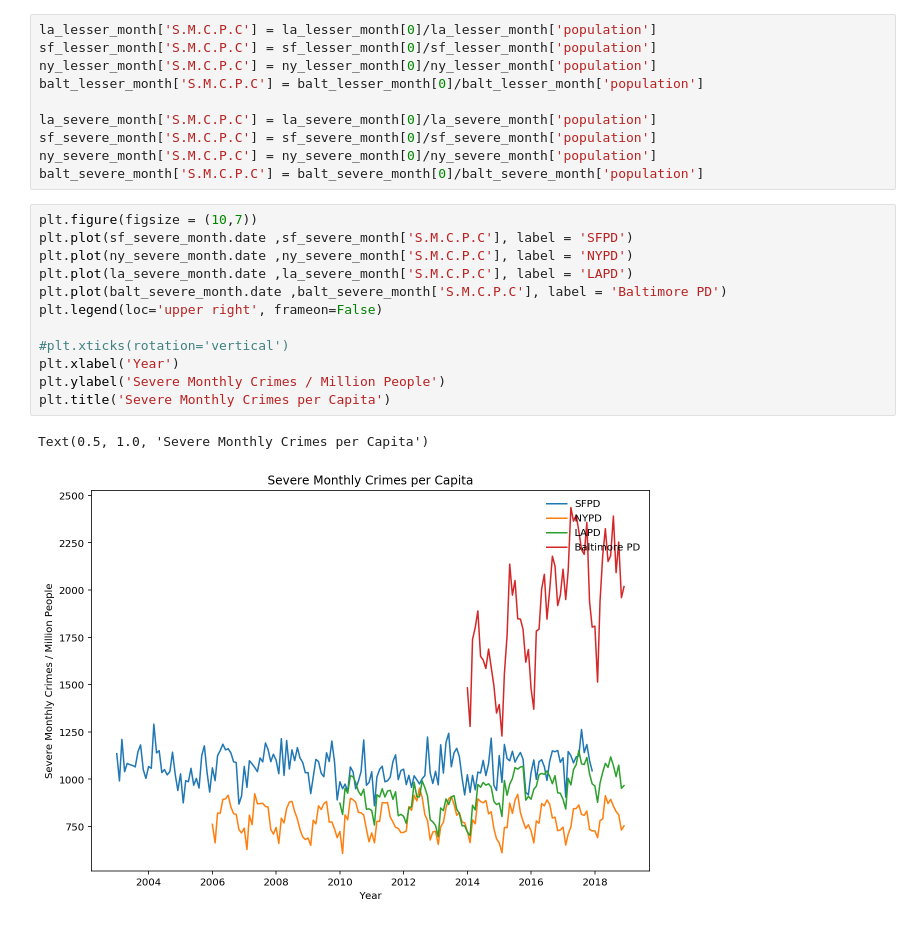
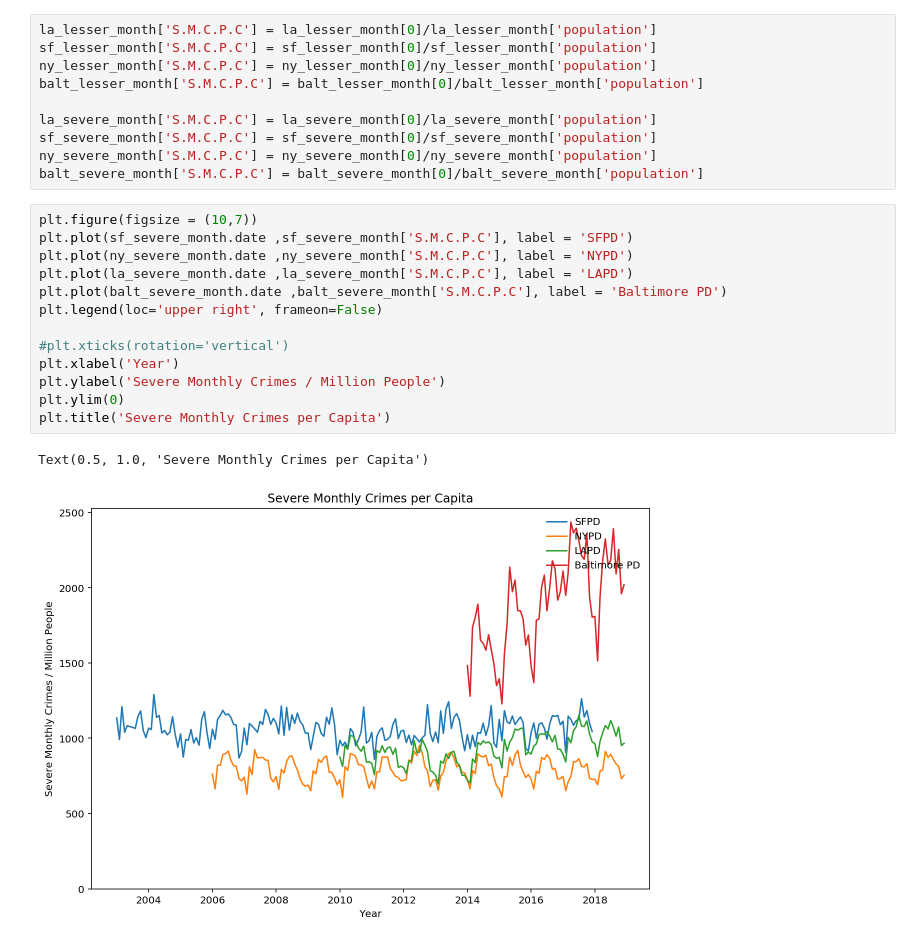
Before and after one commit to cho244/PoliceReports, a Jupyter notebook: Clearning.ipynb, the cells around one changed output. Saved outputs shown, nothing was run; the diff lists cells and outputs as text.

```diff
--- a/Clearning.ipynb
+++ b/Clearning.ipynb
@@ -359,18 +363,19 @@ balt_severe_month['S.M.C.P.C'] = balt_severe_month[0]/balt_severe_month['populat
 # %%
 plt.figure(figsize = (10,7))
 plt.plot(sf_severe_month.date ,sf_severe_month['S.M.C.P.C'], label = 'SFPD')
 plt.plot(ny_severe_month.date ,ny_severe_month['S.M.C.P.C'], label = 'NYPD')
 plt.plot(la_severe_month.date ,la_severe_month['S.M.C.P.C'], label = 'LAPD')
 plt.plot(balt_severe_month.date ,balt_severe_month['S.M.C.P.C'], label = 'Baltimore PD')
 plt.legend(loc='upper right', frameon=False)
 
 #plt.xticks(rotation='vertical')
 plt.xlabel('Year')
 plt.ylabel('Severe Monthly Crimes / Million People')
+plt.ylim(0)
 plt.title('Severe Monthly Crimes per Capita')
 # %% [output]
 Text(0.5, 1.0, 'Severe Monthly Crimes per Capita')
-[figure, old version]
+[figure, new version]
 # %%
 plt.figure(figsize = (10,7))
 plt.plot(sf_lesser_month.date ,sf_lesser_month['S.M.C.P.C'], label = 'SFPD')
```
Also changed, not shown: parts of 12 cells of this notebook.
